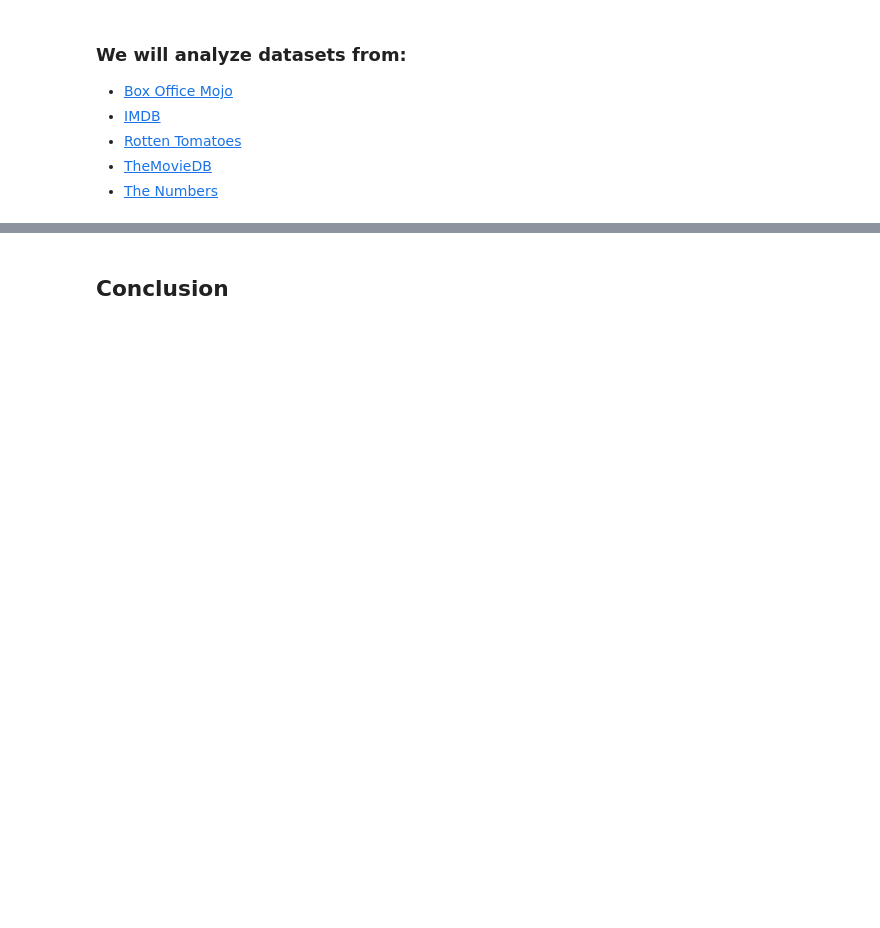
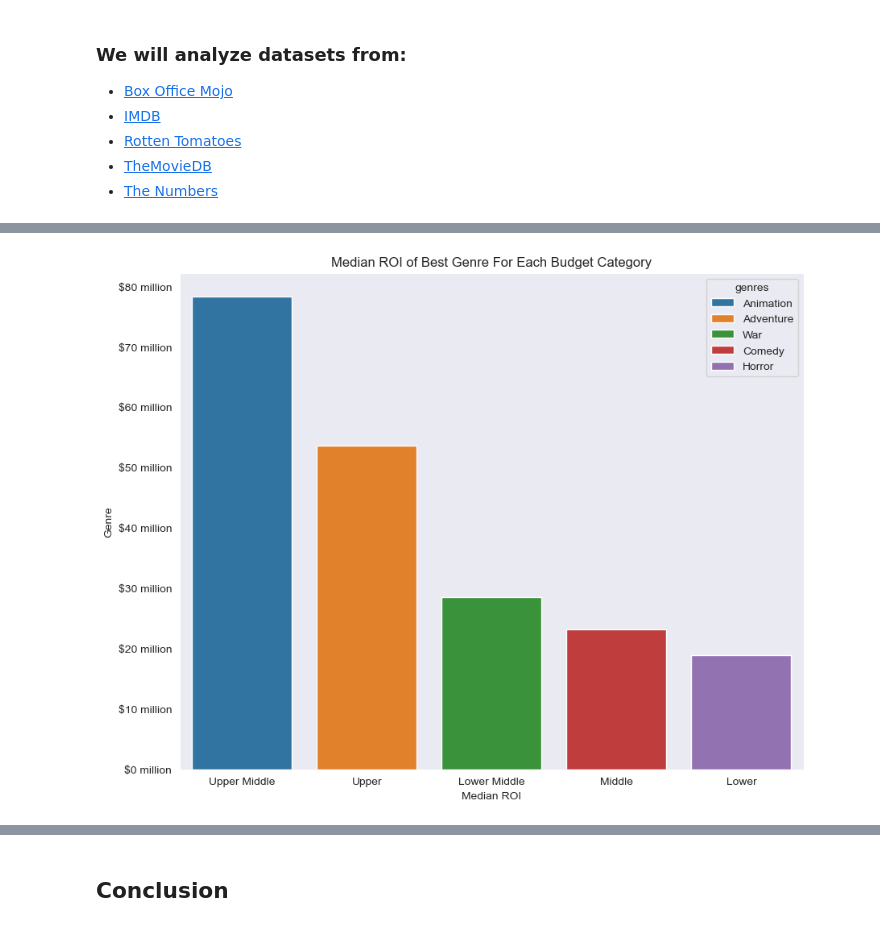
Before and after one commit to JesseMooreDS/dsc-phase-2-project-v3, a Jupyter notebook: notebook.ipynb, the cells around one changed output, grey strips where cells are left out. Cells and saved outputs as stored; diff of their text form; code cells hidden in the pictures; blank space fills up the shorter version.

```diff
--- a/notebook.ipynb
+++ b/notebook.ipynb
@@ -399,0 +216,13 @@ The analysis of monthly performance trends shows that June, November, and April
+# %%
+#Using our function on the dataframe to create our production_budget_category feature here.
+genre_profits_df['production_budget_category'] = genre_profits_df['production_budget'].apply(lambda x: categorize_budget(x, quantiles))
+# %%
+#Here we are creating a df with the highest grossing genre for each production budget category.
+
+highest_grossing_genres_by_category_df = (
+    genre_profits_df.loc[genre_profits_df.groupby('production_budget_category')['roi'].idxmax(),
+        ['production_budget_category', 'genres', 'roi', 'production_budget']]
+).sort_values('production_budget')
+# %%
+#resetting the index
+highest_grossing_genres_by_category_df = highest_grossing_genres_by_category_df.reset_index()
@@ -399,0 +252,3 @@ The analysis of monthly performance trends shows that June, November, and April
+# %%
+#sorting our highest grossing directors dataframe
+highest_grossing_genres_by_category_df = highest_grossing_genres_by_category_df.sort_values(by='roi', ascending=False)
@@ -399,0 +261,26 @@ The analysis of monthly performance trends shows that June, November, and April
+# %%
+#creating our plot for the highest grossing genres by category.
+
+plt.figure(figsize=(10,8))
+
+sns.barplot(data=highest_grossing_genres_by_category_df,
+            x='production_budget_category',
+            y='roi',
+            hue='genres')
+
+
+plt.title('Median ROI of Best Genre For Each Budget Category')
+plt.xlabel('Median ROI')
+plt.ylabel('Genre')
+plt.gca().yaxis.set_major_formatter(mtick.FuncFormatter(
+    lambda x, _: f'${x/1e6:,.0f} million' if x < 1e9 else f'${x/1e9:,.1f} billion'
+
+))
+
+ax = plt.gca()
+ax.yaxis.set_major_locator(MaxNLocator(nbins=10))
+ax.yaxis.set_minor_locator(MultipleLocator(5e6))
+
+plt.savefig('genre_by_budget.png');
+# %% [output]
+[figure, added]
```
Also changed, not shown: parts of 87 cells of this notebook, 13 other files.
